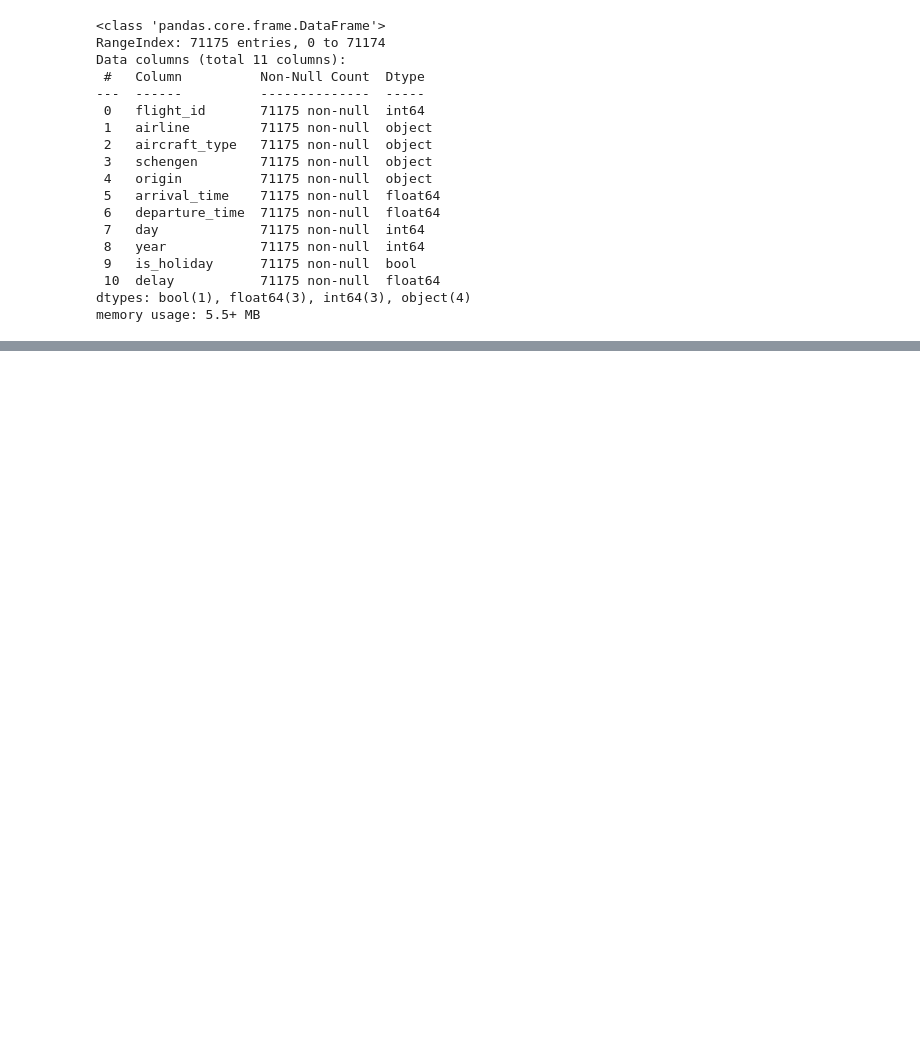
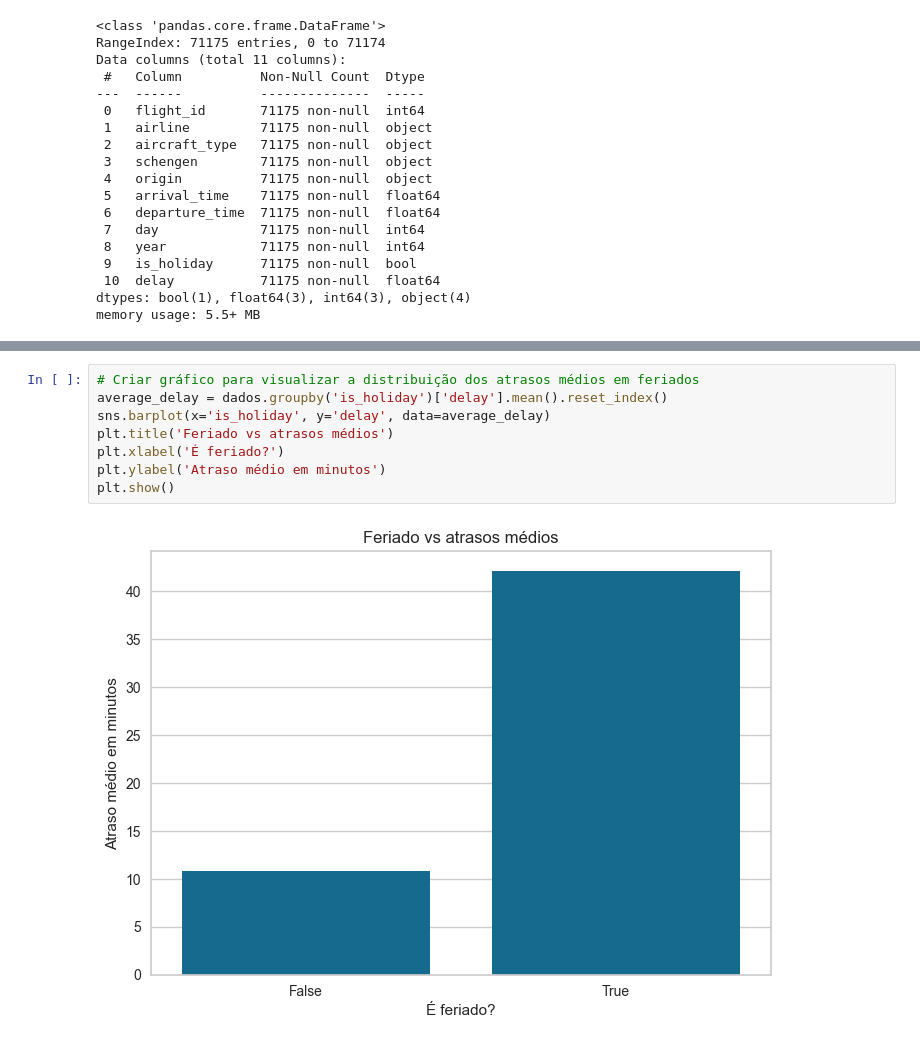
Before and after one commit to JCrpa/curso18_ia_aumentada_prevendo_atrasos_voos, a Jupyter notebook: ia_aumentada_prevendo_atrasos_voos.ipynb, the cells around one changed output, grey strips where cells are left out. Cells and saved outputs as stored; diff of their text form; blank space fills up the shorter version.

```diff
--- a/ia_aumentada_prevendo_atrasos_voos.ipynb
+++ b/ia_aumentada_prevendo_atrasos_voos.ipynb
@@ -92,0 +136,10 @@ memory usage: 5.5+ MB
+# %%
+# Criar gráfico para visualizar a distribuição dos atrasos médios em feriados
+average_delay = dados.groupby('is_holiday')['delay'].mean().reset_index()
+sns.barplot(x='is_holiday', y='delay', data=average_delay)
+plt.title('Feriado vs atrasos médios')
+plt.xlabel('É feriado?')
+plt.ylabel('Atraso médio em minutos')
+plt.show()
+# %% [output]
+[figure, added]
```
Also changed, not shown: parts of 7 cells of this notebook.
